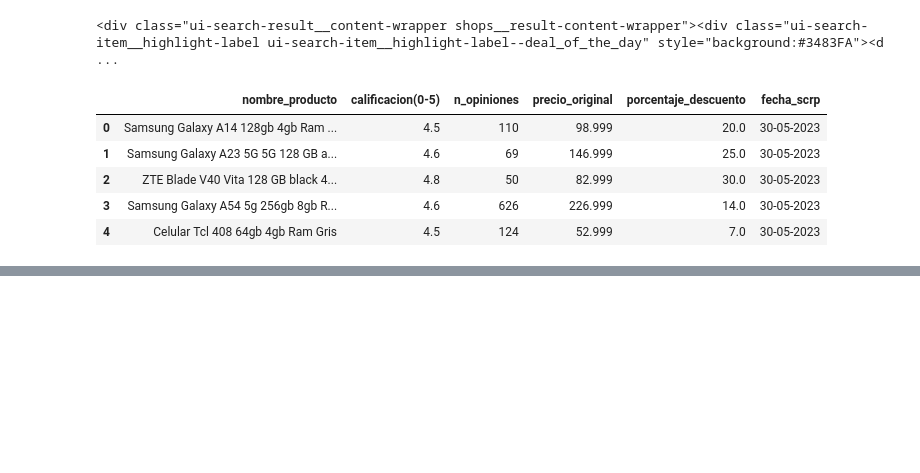
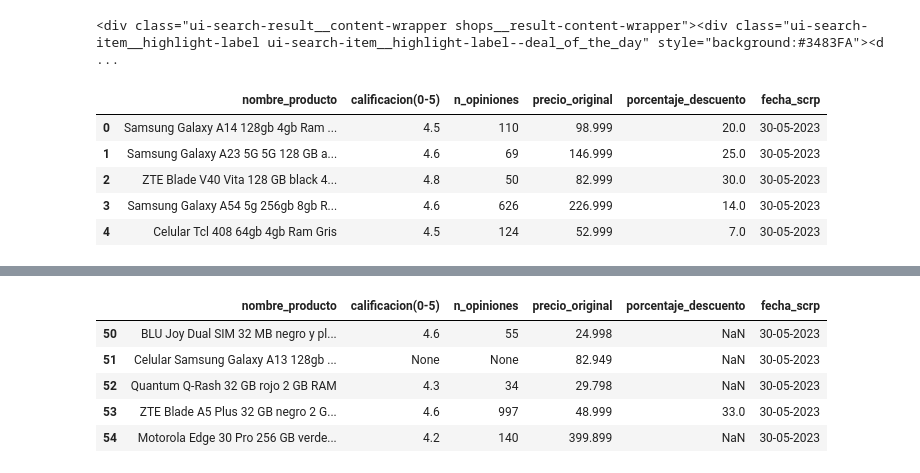
Before and after one commit to MarcosCardozo/web-scraping-ML, a Jupyter notebook: scraper-nb.ipynb, the cells around one changed output, grey strips where cells are left out. Drawn from its saved outputs; the diff is of its cells as text; code cells hidden in the pictures; blank space fills up the shorter version.

```diff
--- a/scraper-nb.ipynb
+++ b/scraper-nb.ipynb
@@ -45,0 +70,9 @@ df_productos.head()
+# %%
+df_productos.tail()
+# %% [output]
+|  | nombre_producto | calificacion(0-5) | n_opiniones | precio_original | porcentaje_descuento | fecha_scrp |
+| 50 | BLU Joy Dual SIM 32 MB negro y pl... | 4.6 | 55 | 24.998 | NaN | 30-05-2023 |
+| 51 | Celular Samsung Galaxy A13 128gb ... | None | None | 82.949 | NaN | 30-05-2023 |
+| 52 | Quantum Q-Rash 32 GB rojo 2 GB RAM | 4.3 | 34 | 29.798 | NaN | 30-05-2023 |
+| 53 | ZTE Blade A5 Plus 32 GB negro 2 G... | 4.6 | 997 | 48.999 | 33.0 | 30-05-2023 |
+| 54 | Motorola Edge 30 Pro 256 GB verde... | 4.2 | 140 | 399.899 | NaN | 30-05-2023 |
```
Also changed, not shown: parts of 5 cells of this notebook.
